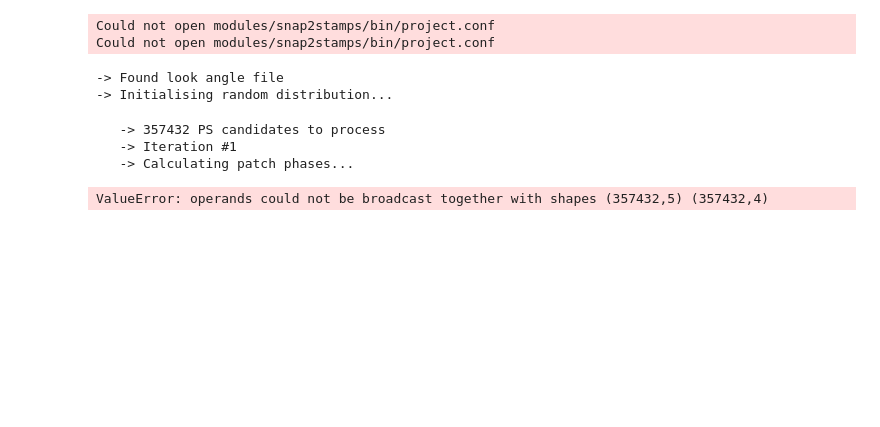
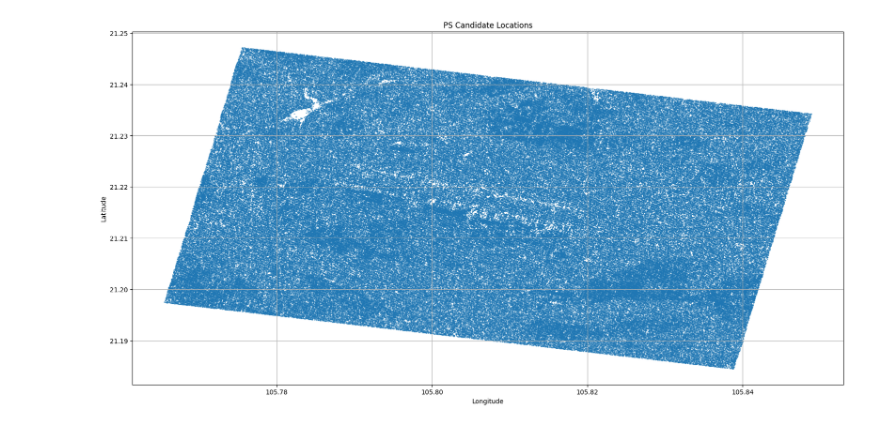
Before and after one commit to tnd-viphap/insar, a Jupyter notebook: anytest.ipynb, the cells around one changed output. Saved outputs shown, nothing was run; the diff lists cells and outputs as text; code cells hidden in the pictures; blank space fills up the shorter version.

Commit message:
Fixed logic for lon lat values retrieving

```diff
--- a/anytest.ipynb
+++ b/anytest.ipynb
@@ -12,11 +0,0 @@ steps.run(1, 1)
-# %%
-steps.run(2,2)
-# %% [output]
-Could not open modules/snap2stamps/bin/project.conf
-Could not open modules/snap2stamps/bin/project.conf
--> Found look angle file
--> Initialising random distribution...
-   -> 357432 PS candidates to process
-   -> Iteration #1
-   -> Calculating patch phases...
-ValueError: operands could not be broadcast together with shapes (357432,5) (357432,4)
@@ -22,0 +5,18 @@ ValueError: operands could not be broadcast together with shapes (357432,5) (357
+# %%
+with open("results/INSAR_20200909_PSDS_v3/PATCH_1/pscands.1.ll", "r") as f:
+    ll = np.loadtxt(f)
+# %%
+# Plot the lon/lat points
+plt.figure(figsize=(20,10))
+plt.scatter(ll[:,0], ll[:,1], s=1, alpha=0.5)
+plt.xlabel('Longitude')
+plt.ylabel('Latitude')
+plt.title('PS Candidate Locations')
+plt.grid(True)
+plt.show()
+
+# Split into lon/lat arrays for later use
+lon = ll[:,0]
+lat = ll[:,1]
+# %% [output]
+[figure, added]
```
Also changed, not shown: parts of 7 cells of this notebook, 2 other files.
